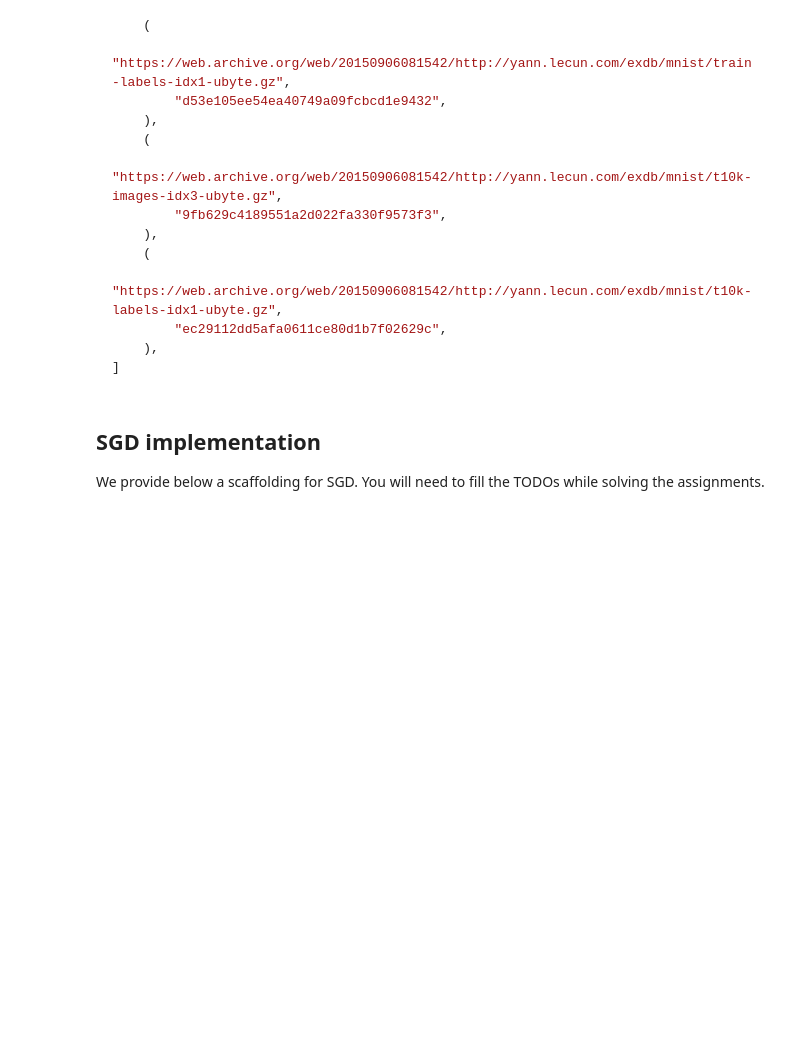
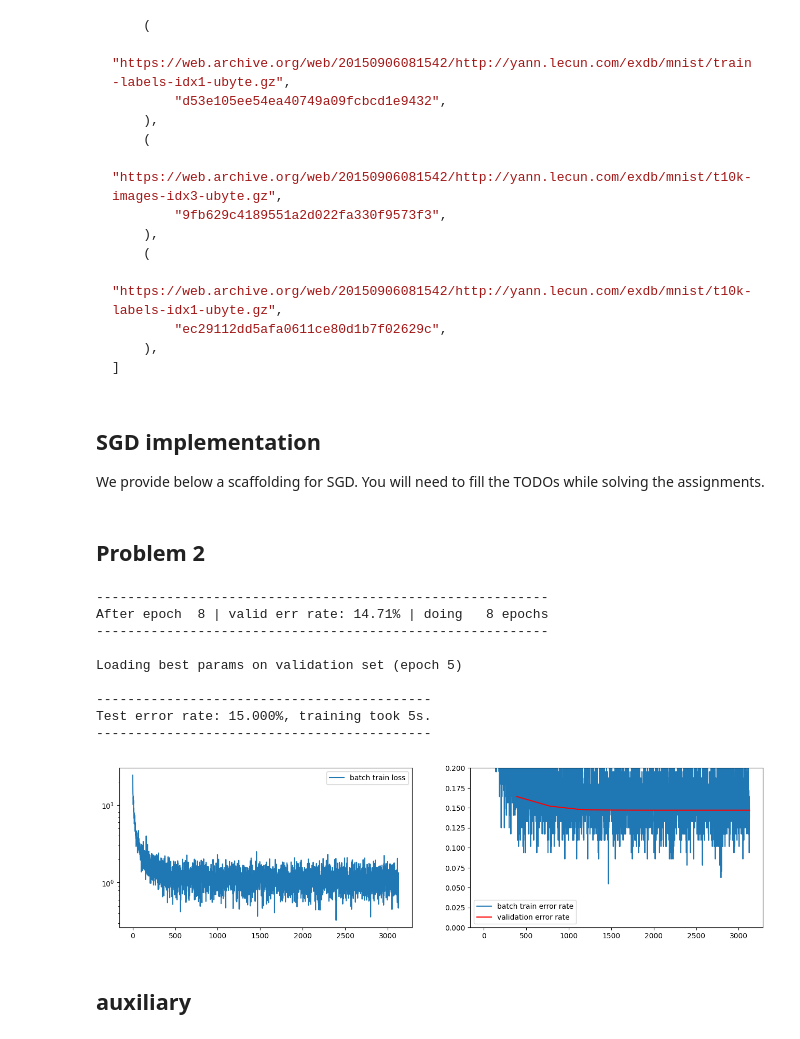
Before and after one commit to patryk-rybak/Univeristy, a Jupyter notebook: Neural Networks: Theory and Practice/Assignment2.ipynb, the cells around one changed output. Drawn from its saved outputs; the diff is of its cells as text; code cells hidden in the pictures; blank space fills up the shorter version.

```diff
--- a/Neural Networks: Theory and Practice/Assignment2.ipynb
+++ b/Neural Networks: Theory and Practice/Assignment2.ipynb
@@ -286,6 +302,7 @@ class InMemDataLoader(object):
         sampler=None,
         batch_sampler=None,
         drop_last=False,
+        transform=None,
     ):
         """A torch dataloader that fetches data from memory."""
         batches = []
@@ -297,6 +314,8 @@ class InMemDataLoader(object):
         self.dataset = dataset
         self.batch_size = batch_size
         self.drop_last = drop_last
+
+        self.transform = transform
 
         if batch_sampler is not None:
             if batch_size > 1 or shuffle or sampler is not None or drop_last:
@@ -336,7 +355,14 @@ class InMemDataLoader(object):
 
     def __iter__(self):
         for batch_indices in self.batch_sampler:
-            yield self.dataset[batch_indices]
+            if self.transform:
+              samples = self.dataset[batch_indices][0]
+              labels = self.dataset[batch_indices][1]
+              transformed_samples = self.transform(samples)
+              yield transformed_samples, labels
+            else:
+              yield self.dataset[batch_indices]
+
 
     def __len__(self):
         return len(self.batch_sampler)
@@ -396,11 +422,23 @@ _valid = torchvision.datasets.MNIST(
 _valid.data = _valid.data[50000:]
 _valid.targets = _valid.targets[50000:]
 
+transform2 = torchvision.transforms.Compose([
+    torchvision.transforms.RandomRotation(degrees=15),
+    torchvision.transforms.RandomCrop(size=(28, 28), pad_if_needed=True),
+    torchvision.transforms.Lambda(lambda x: x + torch.randn_like(x) * 0.1),
+])
+
 mnist_loaders = {
-    "train": InMemDataLoader(_train, batch_size=batch_size, shuffle=True),
-    "valid": InMemDataLoader(_valid, batch_size=batch_size, shuffle=False),
+    "train": InMemDataLoader(_train, batch_size=batch_size, shuffle=True, transform=transform2),
+    "valid": InMemDataLoader(_valid, batch_size=batch_size, shuffle=False, transform=transform2),
     "test": InMemDataLoader(_test, batch_size=batch_size, shuffle=False),
 }
+
+# mnist_loaders = {
+#     "train": InMemDataLoader(_train, batch_size=batch_size, shuffle=True),
+#     "valid": InMemDataLoader(_valid, batch_size=batch_size, shuffle=False),
+#     "test": InMemDataLoader(_test, batch_size=batch_size, shuffle=False),
+# }
 # %% [markdown]
 ## SGD implementation
 
@@ -540,6 +572,8 @@ def SGD(
             for param, best_param in zip(model.parameters(), best_params):
                 param[...] = best_param
     plot_history(history)
+# %% [markdown]
+## Problem 2
 # %%
 class Model(nn.Module):
     def __init__(self, *args, **kwargs):
@@ -549,31 +583,44 @@ class Model(nn.Module):
     def forward(self, X):
         X = X.view(X.size(0), -1)
         return self.layers.forward(X)
 
     def loss(self, Out, Targets):
         return F.cross_entropy(Out, Targets)
 
 
 model = Model(nn.Linear(28 * 28, 10))
 
 with torch.no_grad():
     # Initialize parameters
     for name, p in model.named_parameters():
         if "weight" in name:
             p.normal_(0, 0.5)
         elif "bias" in name:
             p.zero_()
         else:
             raise ValueError('Unknown parameter name "%s"' % name)
 
 # On GPU enabled devices set device='cuda' else set device='cpu'
 t_start = time.time()
-SGD(model, mnist_loaders, alpha=1e-1, max_num_epochs=30, device="cuda")
+SGD(model, mnist_loaders, alpha=1e-1, max_num_epochs=30, device="cpu")
 
 
 test_err_rate = compute_error_rate(model, mnist_loaders["test"])
 m = (
     f"Test error rate: {test_err_rate * 100.0:.3f}%, "
     f"training took {time.time() - t_start:.0f}s."
 )
 print("{0}\n{1}\n{0}".format("-" * len(m), m))
+# %% [output]
+----------------------------------------------------------
+After epoch  8 | valid err rate: 14.71% | doing   8 epochs
+----------------------------------------------------------
+
+Loading best params on validation set (epoch 5)
+
+-------------------------------------------
+Test error rate: 15.000%, training took 5s.
+-------------------------------------------
+[figure, added]
+# %% [markdown]
+## auxiliary
```
Also changed, not shown: parts of 24 cells of this notebook, 13 other files.
